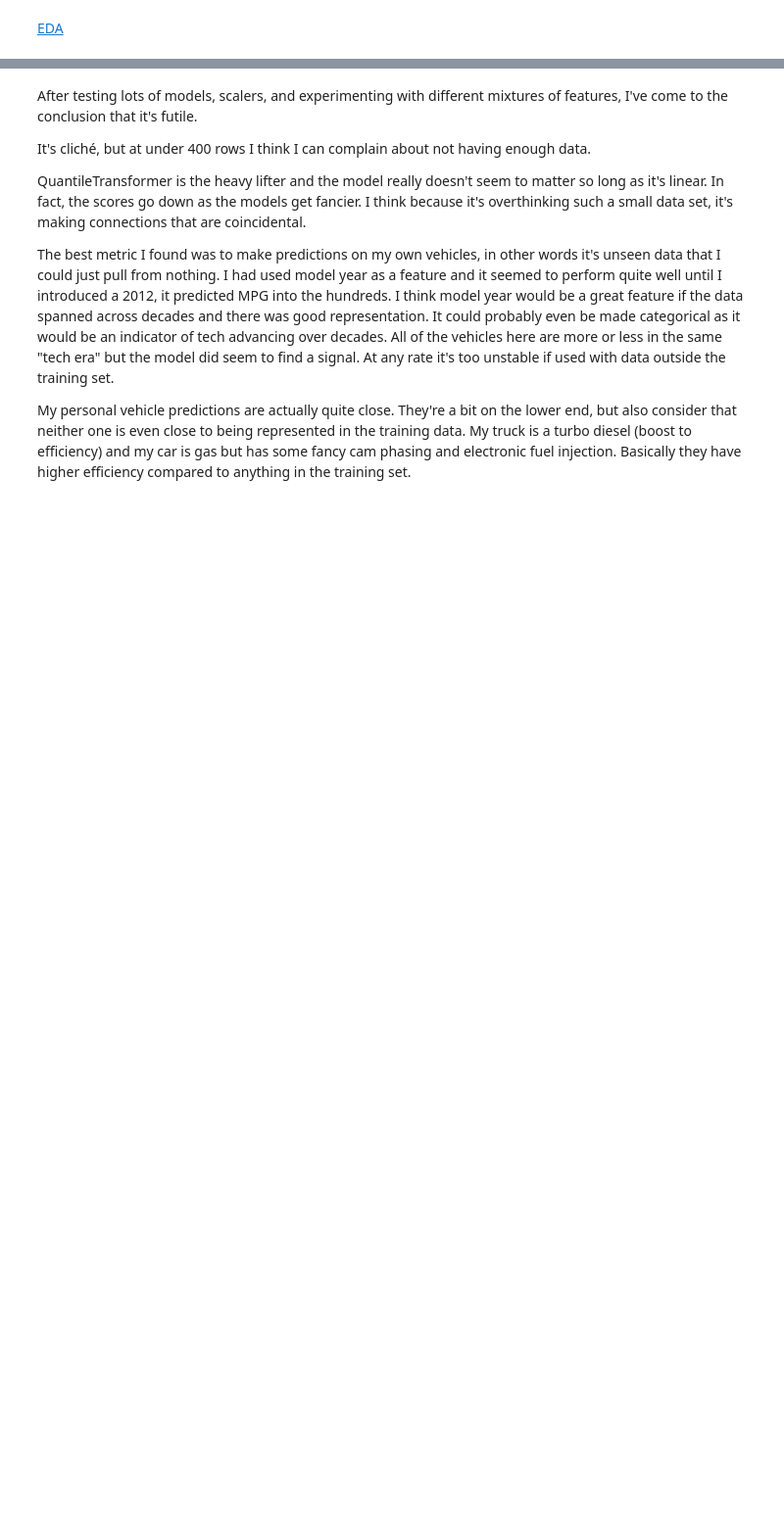
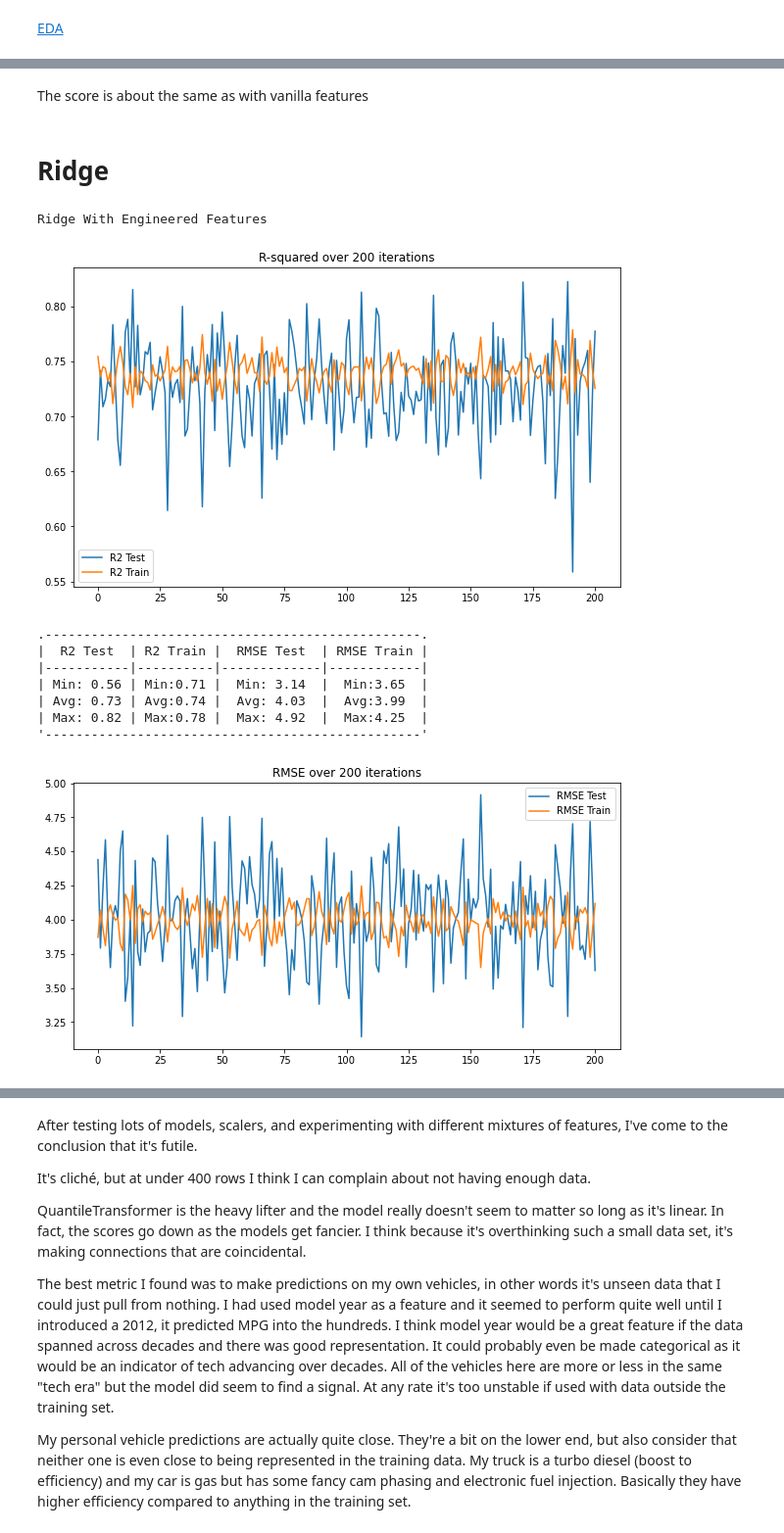
Before and after one commit to WhiteDopeOnPunk/mpg, a Jupyter notebook: model.ipynb, the cells around one changed output, grey strips where cells are left out. Shown at 98% size. Saved outputs shown, nothing was run; the diff lists cells and outputs as text; code cells hidden in the pictures; blank space fills up the shorter version.

```diff
--- a/model.ipynb
+++ b/model.ipynb
@@ -198,0 +109,18 @@ Steve Avg: 16.37
+# %% [markdown]
+The score is about the same as with vanilla features
+# %% [markdown]
+# Ridge
+# %%
+print('Ridge With Engineered Features')
+run(qt_eng,y,Ridge())
+# %% [output]
+Ridge With Engineered Features
+[figure, added]
+.-------------------------------------------------.
+|  R2 Test  | R2 Train |  RMSE Test  | RMSE Train |
+|-----------|----------|-------------|------------|
+| Min: 0.56 | Min:0.71 |  Min: 3.14  |  Min:3.65  |
+| Avg: 0.73 | Avg:0.74 |  Avg: 4.03  |  Avg:3.99  |
+| Max: 0.82 | Max:0.78 |  Max: 4.92  |  Max:4.25  |
+'-------------------------------------------------'
+[figure, added]
```
Also changed, not shown: parts of 42 cells of this notebook, 17 other files.
